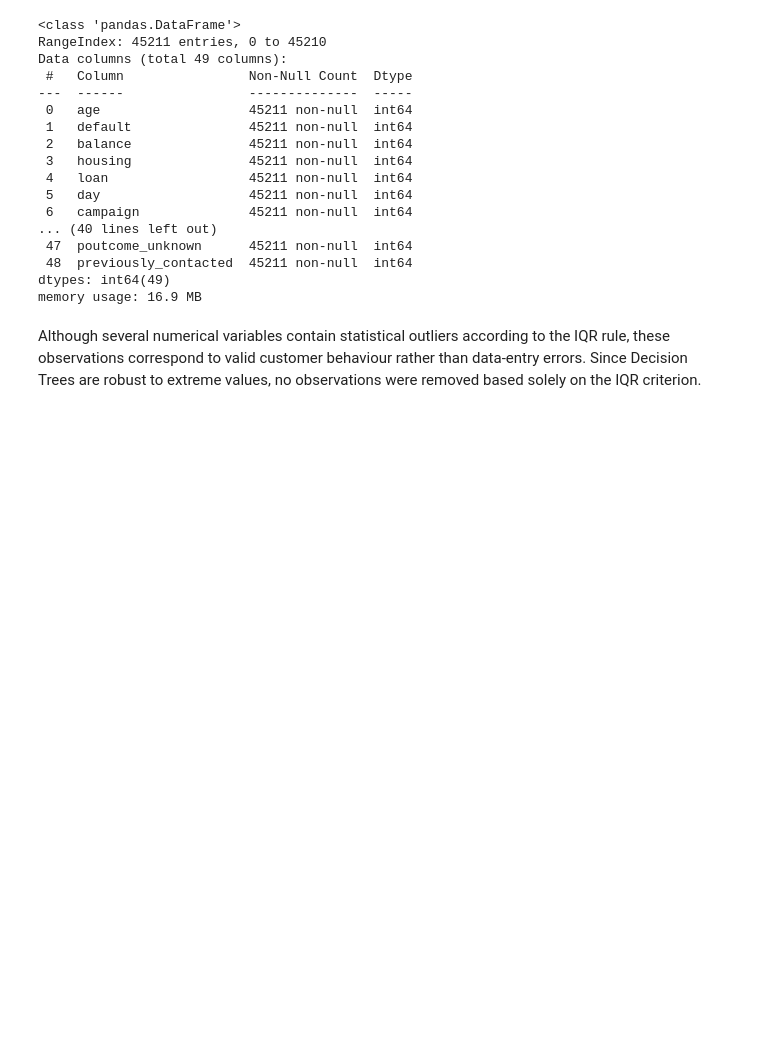
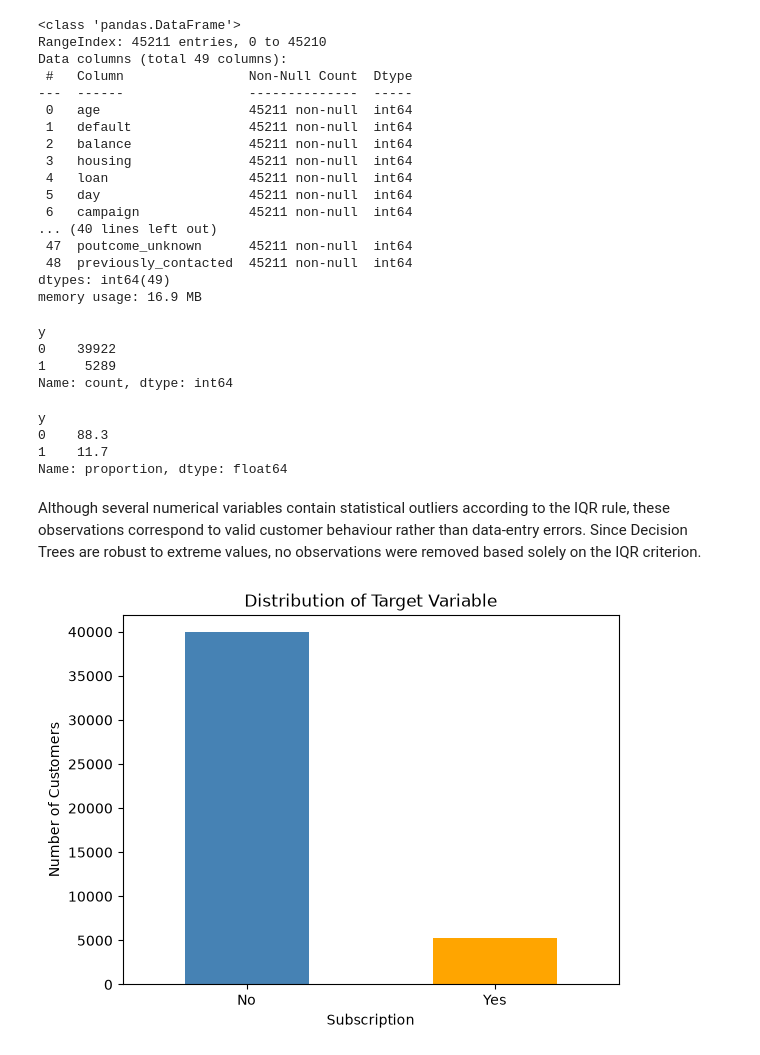
Before and after one commit to zgander/ml_models, a Jupyter notebook: MarketingDecisionTrees/BankMarketing.ipynb, the cells around one changed output. Saved outputs shown, nothing was run; the diff lists cells and outputs as text; code cells hidden in the pictures; blank space fills up the shorter version.

```diff
--- a/MarketingDecisionTrees/BankMarketing.ipynb
+++ b/MarketingDecisionTrees/BankMarketing.ipynb
@@ -211,5 +211,36 @@ Data columns (total 49 columns):
  48  previously_contacted  45211 non-null  int64
 dtypes: int64(49)
 memory usage: 16.9 MB
+# %%
+#Getting counts of the target variable values
+df["y"].value_counts()
+# %% [output]
+y
+0    39922
+1     5289
+Name: count, dtype: int64
+# %%
+#Getting % of the target variable values
+(df["y"].value_counts(normalize=True) * 100).round(2)
+# %% [output]
+y
+0    88.3
+1    11.7
+Name: proportion, dtype: float64
 # %% [markdown]
 Although several numerical variables contain statistical outliers according to the IQR rule, these observations correspond to valid customer behaviour rather than data-entry errors. Since Decision Trees are robust to extreme values, no observations were removed based solely on the IQR criterion.
+# %%
+#Visualizing the target variable distribution
+import matplotlib.pyplot as plt
+
+class_counts = df["y"].value_counts()
+
+class_counts.plot(kind="bar", color=["steelblue", "orange"])
+
+plt.title("Distribution of Target Variable")
+plt.xlabel("Subscription")
+plt.ylabel("Number of Customers")
+plt.xticks([0,1], ["No", "Yes"], rotation=0)
+plt.show()
+# %% [output]
+[figure, added]
```
Also changed, not shown: parts of 2 cells of this notebook, 3 other files.
